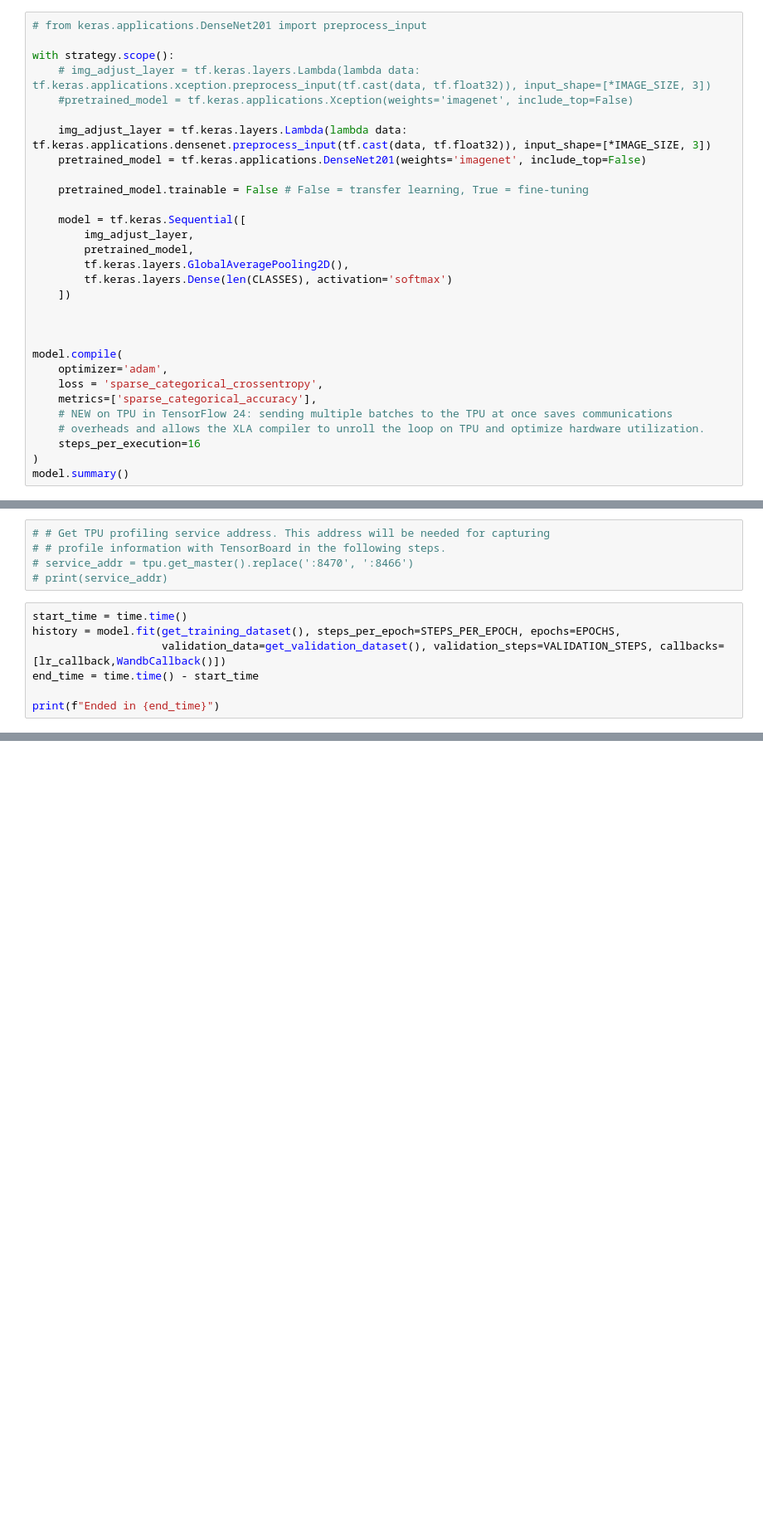
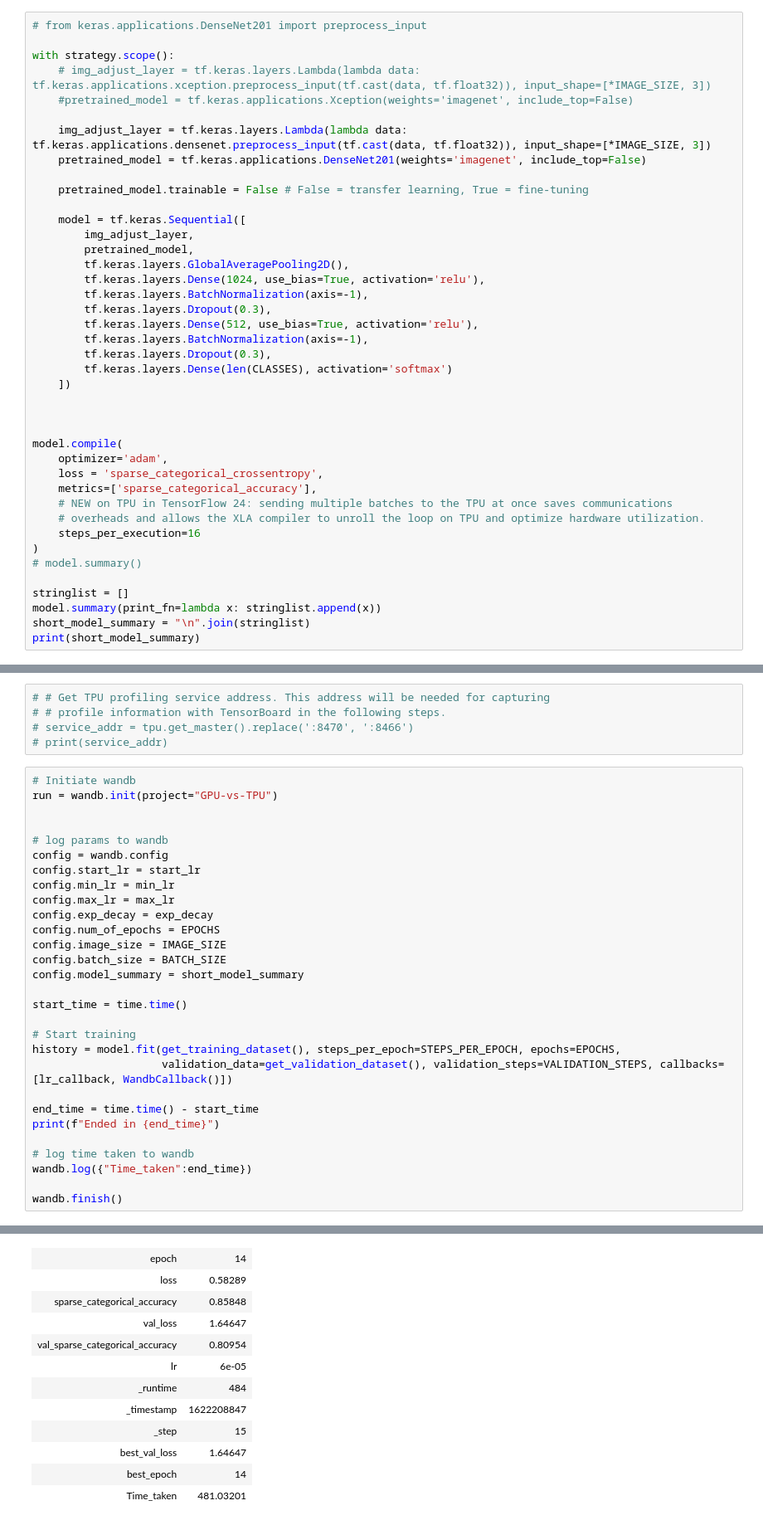
Before and after one commit to Gladiator07/GPU-vs-TPU, a Jupyter notebook: tpu_tf/tpu_tf.ipynb, the cells around one changed output, grey strips where cells are left out. Shown at 83% size. Saved outputs shown, nothing was run; the diff lists cells and outputs as text; blank space fills up the shorter version.

Commit message:
added wandb log

```diff
--- a/tpu_tf/tpu_tf.ipynb
+++ b/tpu_tf/tpu_tf.ipynb
@@ -364,6 +359,12 @@ with strategy.scope():
         img_adjust_layer,
         pretrained_model,
         tf.keras.layers.GlobalAveragePooling2D(),
+        tf.keras.layers.Dense(1024, use_bias=True, activation='relu'),
+        tf.keras.layers.BatchNormalization(axis=-1),
+        tf.keras.layers.Dropout(0.3),
+        tf.keras.layers.Dense(512, use_bias=True, activation='relu'),
+        tf.keras.layers.BatchNormalization(axis=-1),
+        tf.keras.layers.Dropout(0.3),
         tf.keras.layers.Dense(len(CLASSES), activation='softmax')
     ])
 
@@ -377,5 +378,10 @@ model.compile(
     # overheads and allows the XLA compiler to unroll the loop on TPU and optimize hardware utilization.
     steps_per_execution=16
 )
-model.summary()
+# model.summary()
+
+stringlist = []
+model.summary(print_fn=lambda x: stringlist.append(x))
+short_model_summary = "\n".join(stringlist)
+print(short_model_summary)
 # %% [output]
@@ -430,10 +419,32 @@ Learning rate per epoch:
 # service_addr = tpu.get_master().replace(':8470', ':8466')
 # print(service_addr)
 # %%
+# Initiate wandb
+run = wandb.init(project="GPU-vs-TPU")
+
+
+# log params to wandb
+config = wandb.config
+config.start_lr = start_lr
+config.min_lr = min_lr
+config.max_lr = max_lr
+config.exp_decay = exp_decay
+config.num_of_epochs = EPOCHS
+config.image_size = IMAGE_SIZE
+config.batch_size = BATCH_SIZE
+config.model_summary = short_model_summary
+
 start_time = time.time()
+
+# Start training
 history = model.fit(get_training_dataset(), steps_per_epoch=STEPS_PER_EPOCH, epochs=EPOCHS,
-                    validation_data=get_validation_dataset(), validation_steps=VALIDATION_STEPS, callbacks=[lr_callback,WandbCallback()])
+                    validation_data=get_validation_dataset(), validation_steps=VALIDATION_STEPS, callbacks=[lr_callback, WandbCallback()])
+
 end_time = time.time() - start_time
+print(f"Ended in {end_time}")
 
-print(f"Ended in {end_time}")
+# log time taken to wandb
+wandb.log({"Time_taken":end_time})
+
+wandb.finish()
 # %% [output]
@@ -442,0 +490,12 @@ Epoch 00001: LearningRateScheduler reducing learning rate to 1e-05.
+| epoch | 14 |
+| loss | 0.58289 |
+| sparse_categorical_accuracy | 0.85848 |
+| val_loss | 1.64647 |
+| val_sparse_categorical_accuracy | 0.80954 |
+| lr | 6e-05 |
+| _runtime | 484 |
+| _timestamp | 1622208847 |
+| _step | 15 |
+| best_val_loss | 1.64647 |
+| best_epoch | 14 |
+| Time_taken | 481.03201 |
```
Also changed, not shown: parts of 11 cells of this notebook.
